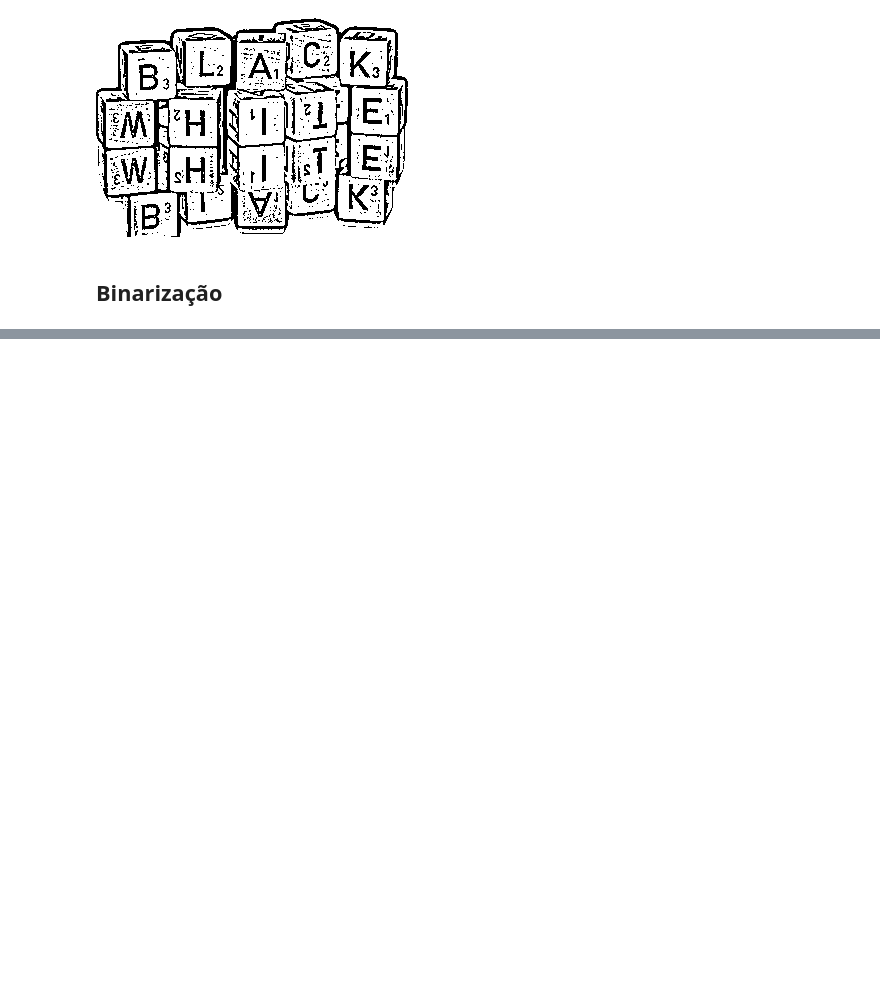
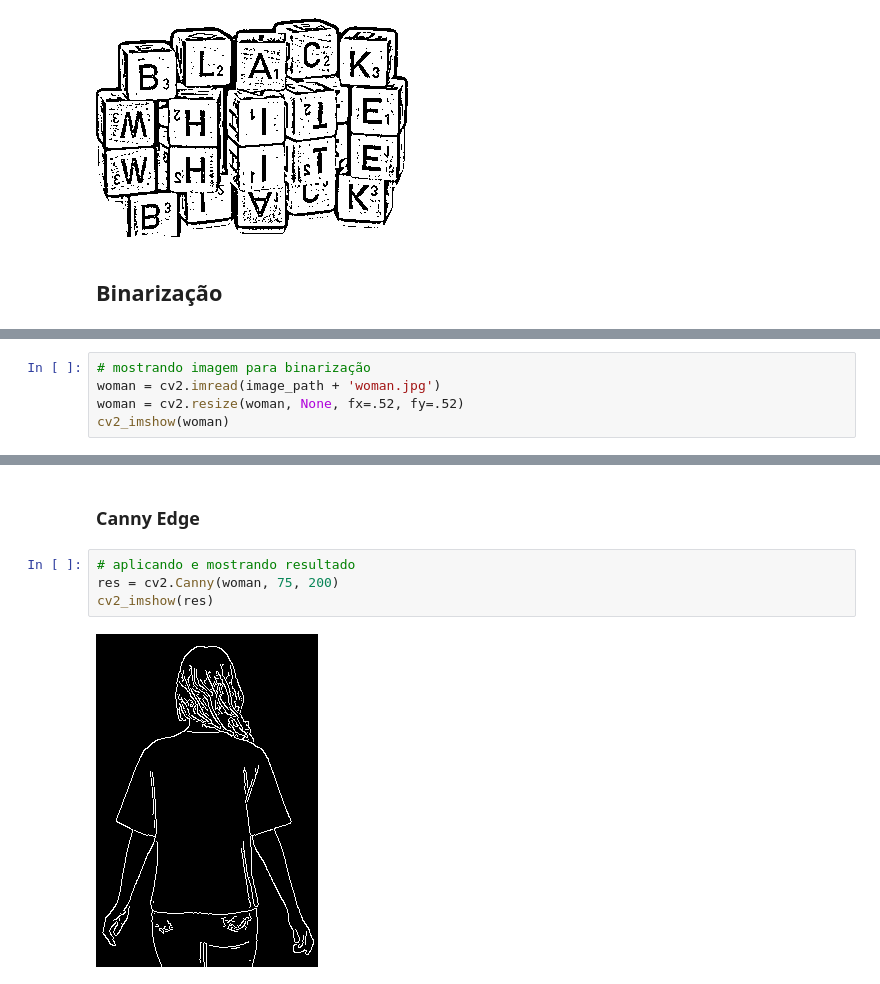
Before and after one commit to svhenrique/pi-opencv-basic, a Jupyter notebook: Untitled0.ipynb, the cells around one changed output, grey strips where cells are left out. Saved outputs shown, nothing was run; the diff lists cells and outputs as text; blank space fills up the shorter version.

```diff
--- a/Untitled0.ipynb
+++ b/Untitled0.ipynb
@@ -359,0 +361,5 @@ Fontes:
+# %%
+# mostrando imagem para binarização
+woman = cv2.imread(image_path + 'woman.jpg')
+woman = cv2.resize(woman, None, fx=.52, fy=.52)
+cv2_imshow(woman)
@@ -359,0 +368,8 @@ Fontes:
+# %% [markdown]
+### Canny Edge
+# %%
+# aplicando e mostrando resultado
+res = cv2.Canny(woman, 75, 200)
+cv2_imshow(res)
+# %% [output]
+[figure, added]
```
Also changed, not shown: parts of 5 cells of this notebook.
